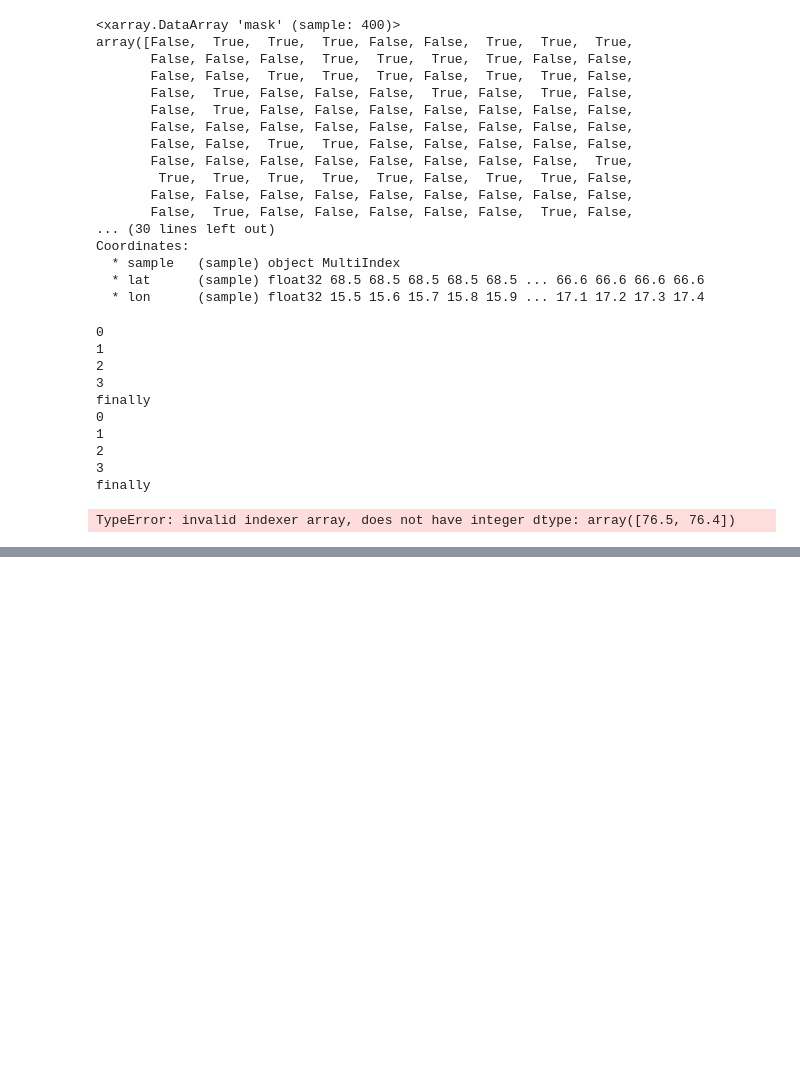
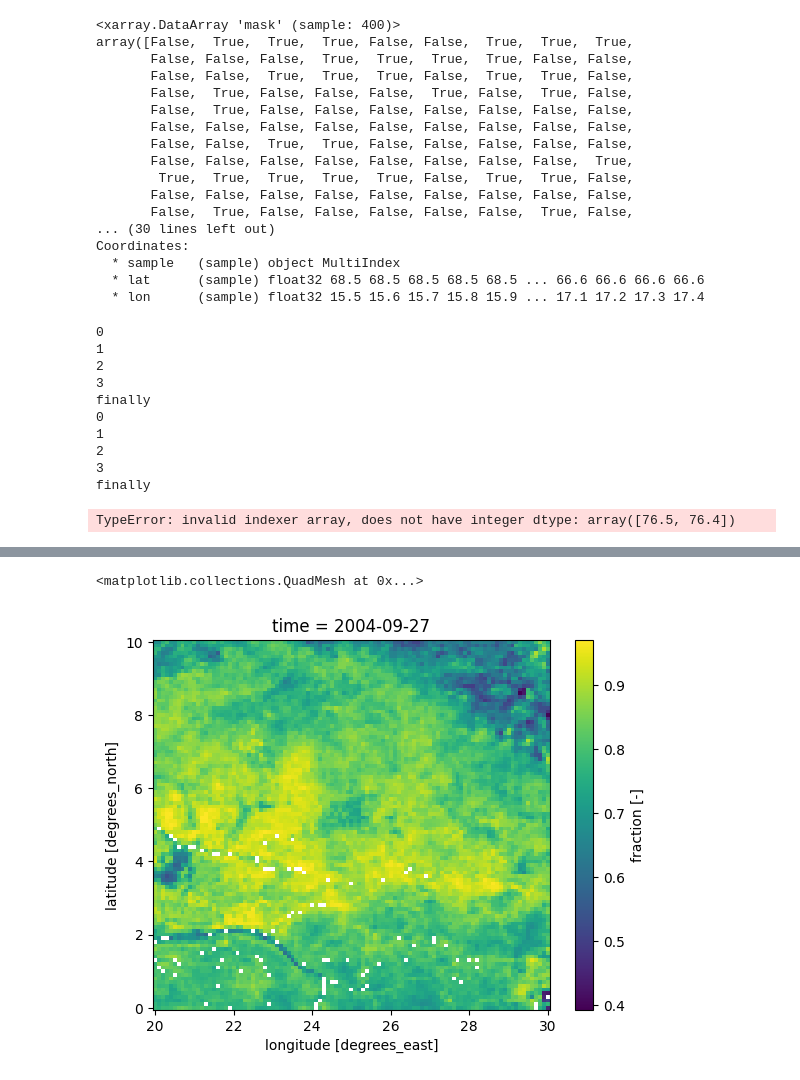
Before and after one commit to bask0/drought_ml, a Jupyter notebook: project/dataloader_dev.ipynb, the cells around one changed output, grey strips where cells are left out. Drawn from its saved outputs; the diff is of its cells as text; code cells hidden in the pictures; blank space fills up the shorter version.

```diff
--- a/project/dataloader_dev.ipynb
+++ b/project/dataloader_dev.ipynb
@@ -1091,0 +1414,5 @@ Checking processes in trial 0.
+# %%
+.plot()
+# %% [output]
+<matplotlib.collections.QuadMesh at 0x...>
+[figure, added]
```
Also changed, not shown: parts of 104 cells of this notebook, 24 other files.
